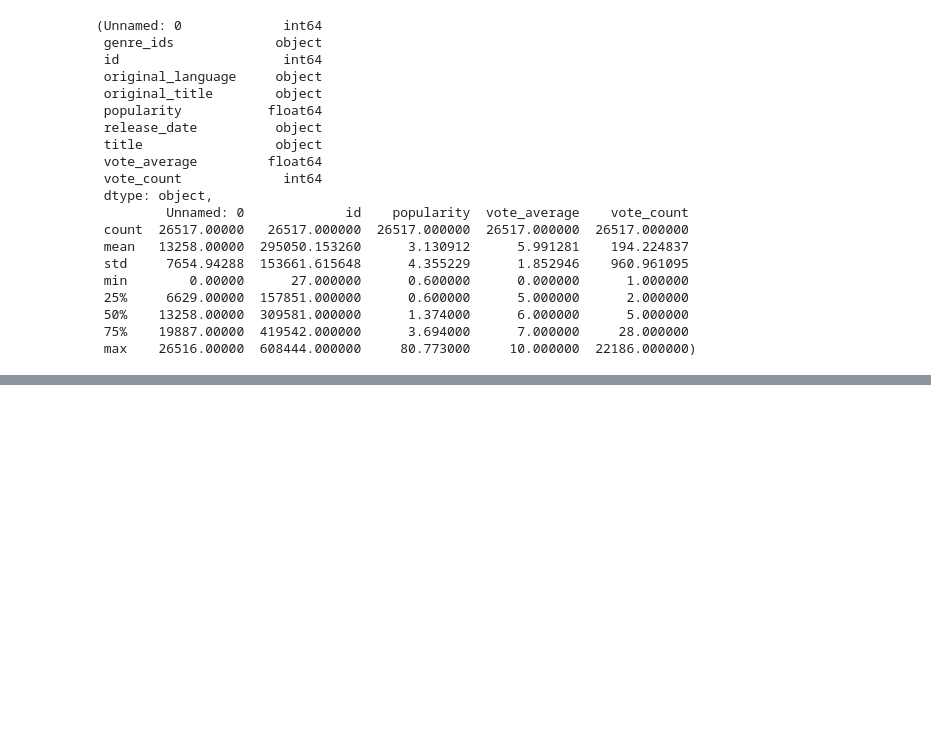
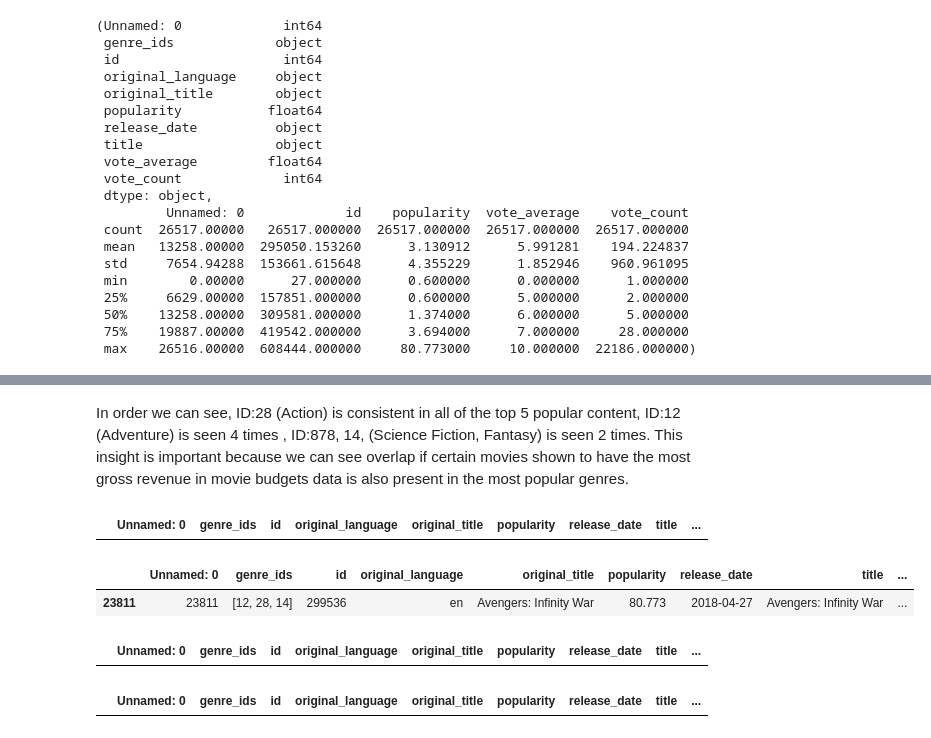
Before and after one commit to bkokin/semester_1_capstone, a Jupyter notebook: exploratory_work/EDA Alexandria.ipynb, the cells around one changed output, grey strips where cells are left out. Drawn from its saved outputs; the diff is of its cells as text; code cells hidden in the pictures; blank space fills up the shorter version.

```diff
--- a/exploratory_work/EDA Alexandria.ipynb
+++ b/exploratory_work/EDA Alexandria.ipynb
@@ -410,0 +349,20 @@ mov_inf.rating.count()
+# %% [markdown]
+In order we can see, ID:28 (Action) is consistent in all of the top 5 popular content, ID:12 (Adventure) is seen 4 times , ID:878, 14, (Science Fiction, Fantasy) is seen 2 times. This insight is important because we can see overlap if certain movies shown to have the most gross revenue in movie budgets data is also present in the most popular genres.
+# %%
+most_pop.loc[tmdb.original_title == "Avatar"]
+#df.loc[df['column_name'] == some_value]
+# %% [output]
+|  | Unnamed: 0 | genre_ids | id | original_language | original_title | popularity | release_date | title | ... |
+# %%
+most_pop.loc[tmdb.original_title == "Avengers: Infinity War"]
+# %% [output]
+|  | Unnamed: 0 | genre_ids | id | original_language | original_title | popularity | release_date | title | ... |
+| 23811 | 23811 | [12, 28, 14] | 299536 | en | Avengers: Infinity War | 80.773 | 2018-04-27 | Avengers: Infinity War | ... |
+# %%
+most_pop.loc[tmdb.original_title == "Star Wars"]
+# %% [output]
+|  | Unnamed: 0 | genre_ids | id | original_language | original_title | popularity | release_date | title | ... |
+# %%
+most_pop.loc[tmdb.original_title == "Titanic"]
+# %% [output]
+|  | Unnamed: 0 | genre_ids | id | original_language | original_title | popularity | release_date | title | ... |
```
Also changed, not shown: parts of 21 cells of this notebook.
